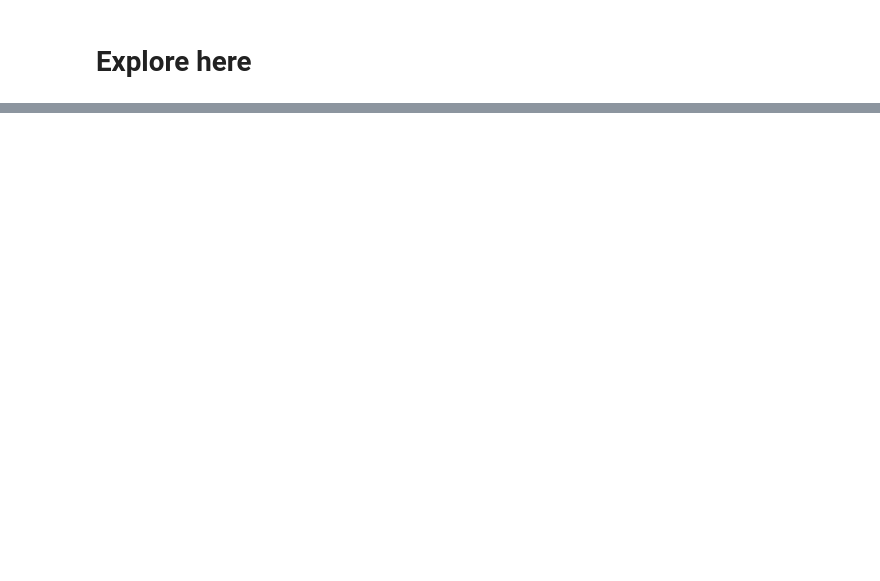
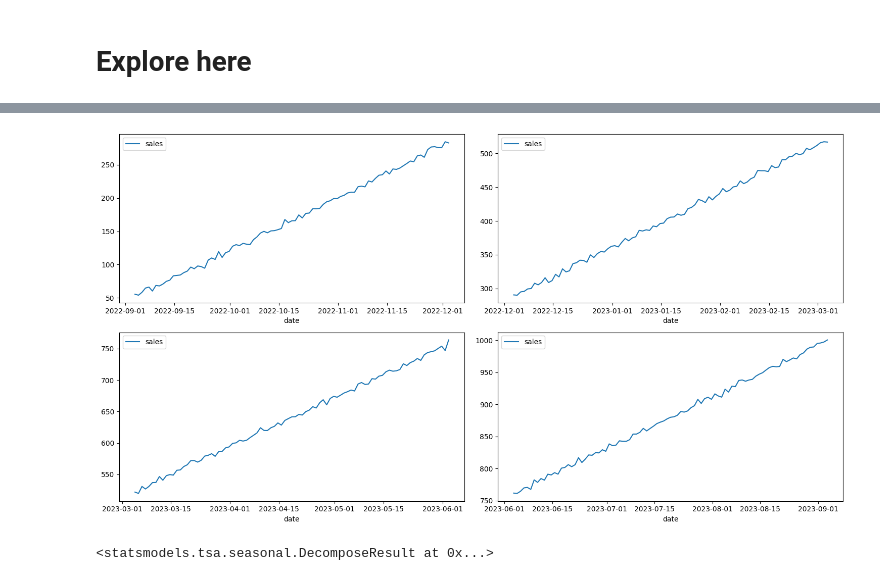
Before and after one commit to 4GeeksAcademy/sergio-roque-time-series, a Jupyter notebook: src/explore.ipynb, the cells around one changed output, grey strips where cells are left out. Drawn from its saved outputs; the diff is of its cells as text; code cells hidden in the pictures; blank space fills up the shorter version.

```diff
--- a/src/explore.ipynb
+++ b/src/explore.ipynb
@@ -266,0 +22,3 @@ forecast_original_scale = forecast.cumsum() + last_value
+# %%
+ts = pd.read_csv("https://raw.githubusercontent.com/4GeeksAcademy/alternative-time-series-project/main/sales.csv")
+ts
@@ -266,0 +39,3 @@ forecast_original_scale = forecast.cumsum() + last_value
+# %%
+ts["date"] = pd.to_datetime(ts["date"])
+ts.info()
@@ -266,0 +52,3 @@ forecast_original_scale = forecast.cumsum() + last_value
+# %%
+ts = ts.set_index("date")
+ts
@@ -266,0 +70,18 @@ forecast_original_scale = forecast.cumsum() + last_value
+# %%
+fig, axis = plt.subplots(2,2,figsize = (15, 8))
+
+sns.lineplot(ax=axis[0,0], data = ts.iloc[0:91])
+sns.lineplot(ax=axis[0,1], data = ts.iloc[91:182])
+sns.lineplot(ax=axis[1,0], data = ts.iloc[182:273])
+sns.lineplot(ax=axis[1,1], data = ts.iloc[273:])
+
+plt.tight_layout()
+
+plt.show()
+# %% [output]
+[figure, added]
+# %%
+decomposition = seasonal_decompose(ts, period = 1)
+decomposition
+# %% [output]
+<statsmodels.tsa.seasonal.DecomposeResult at 0x...>
```
Also changed, not shown: parts of 43 cells of this notebook.
